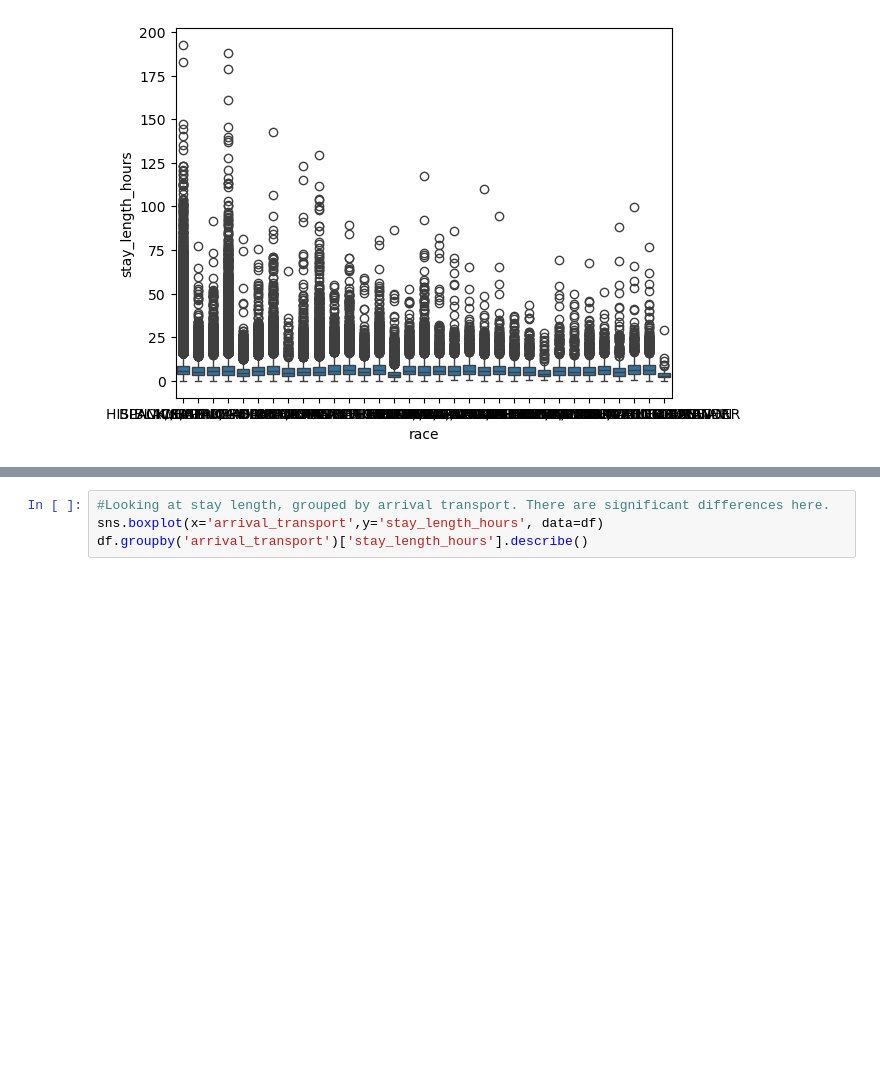
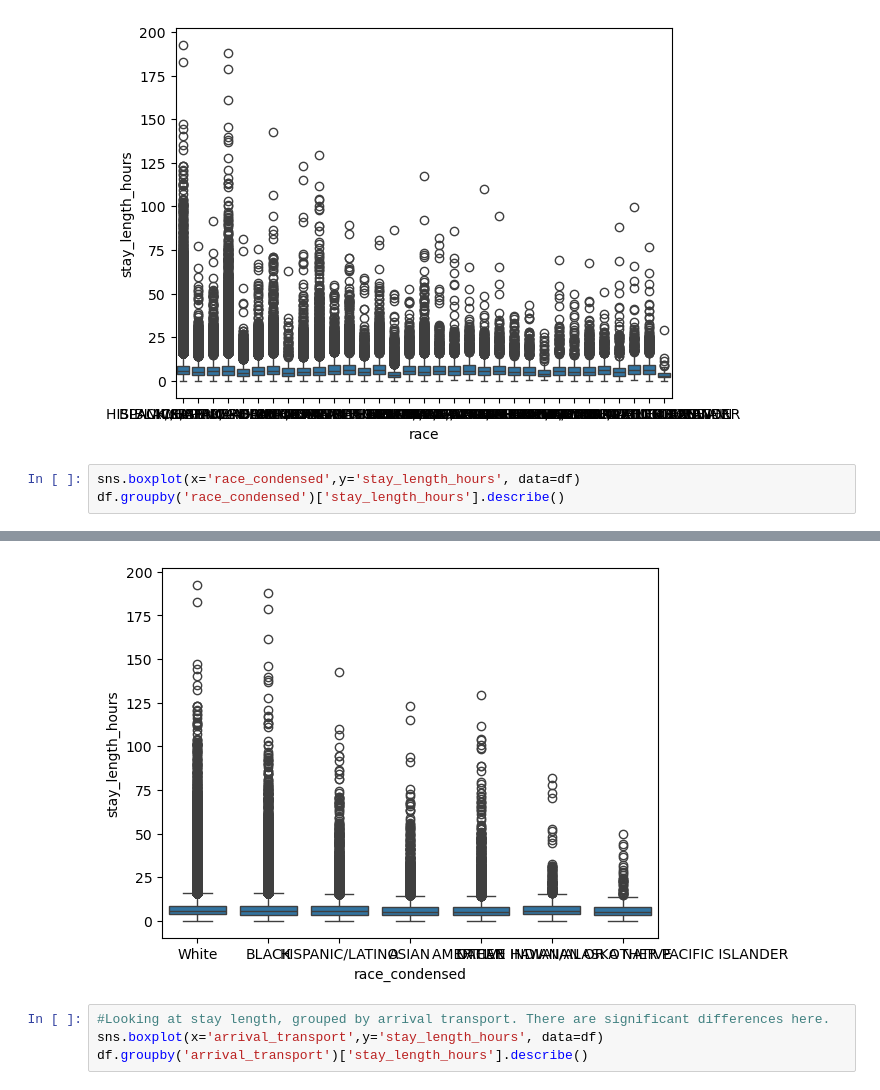
Before and after one commit to ewiesner/Emergency-Department-Wait-Times-, a Jupyter notebook: EDA.ipynb, the cells around one changed output, grey strips where cells are left out. Cells and saved outputs as stored; diff of their text form; blank space fills up the shorter version.

```diff
--- a/EDA.ipynb
+++ b/EDA.ipynb
@@ -111,3 +112,7 @@ df.groupby('race')['stay_length_hours'].describe()
 | WHITE - OTHER EUROPEAN | 7852.0 | 7.684883 | 6.337322 | 0.000000 | 3.983333 | 6.023750 | 8.883333 | 89.633333 |
 | WHITE - RUSSIAN | 5356.0 | 7.886304 | 6.422729 | 0.016667 | 4.166667 | 6.183333 | 8.990486 | 80.800000 |
 [figure]
+# %%
+sns.boxplot(x='race_condensed',y='stay_length_hours', data=df)
+df.groupby('race_condensed')['stay_length_hours'].describe()
+# %% [output]
@@ -114,3 +128,4 @@ df.groupby('race')['stay_length_hours'].describe()
+[figure, added]
 # %%
 #Looking at stay length, grouped by arrival transport. There are significant differences here.
 sns.boxplot(x='arrival_transport',y='stay_length_hours', data=df)
```
Also changed, not shown: parts of 3 cells of this notebook, 1 other file.
